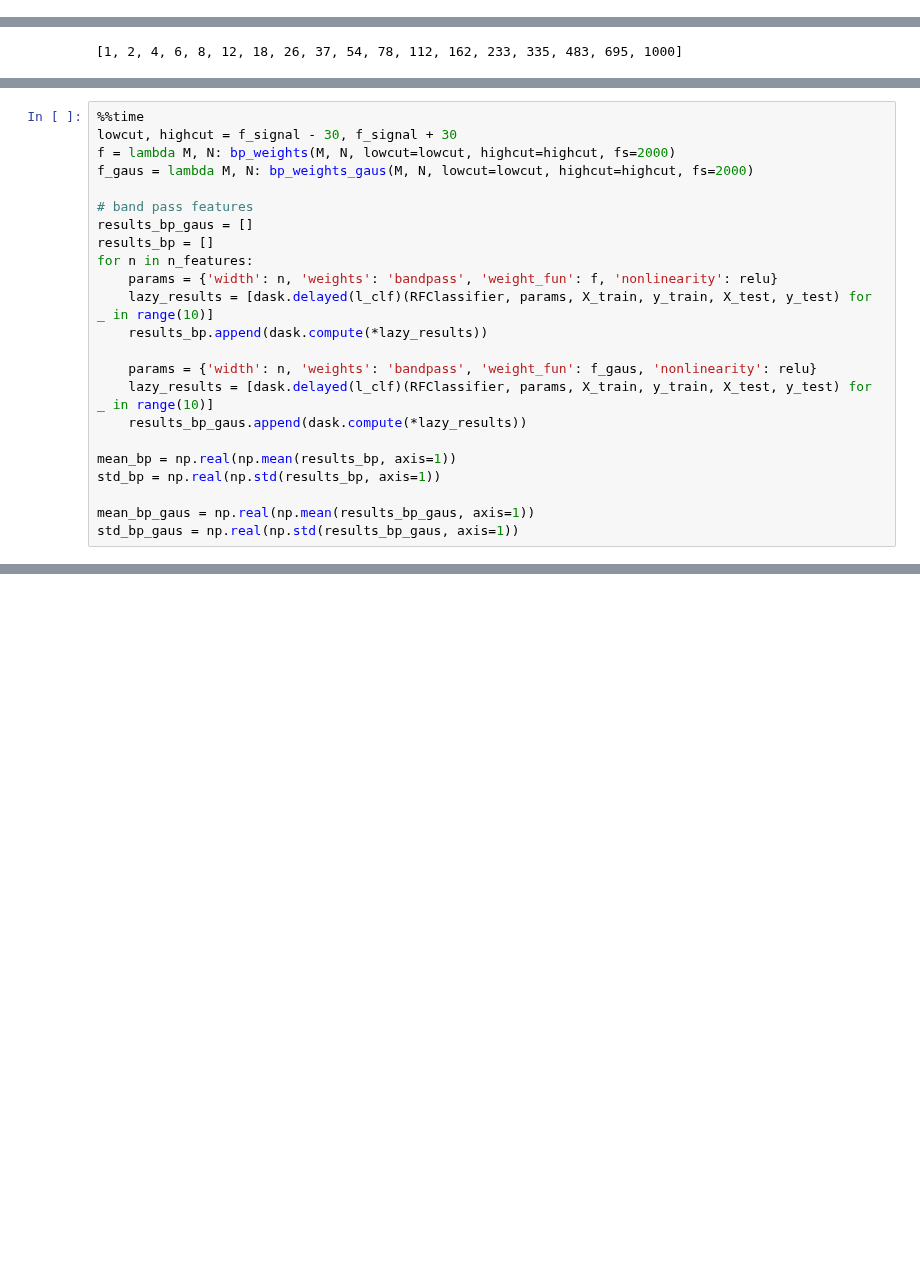
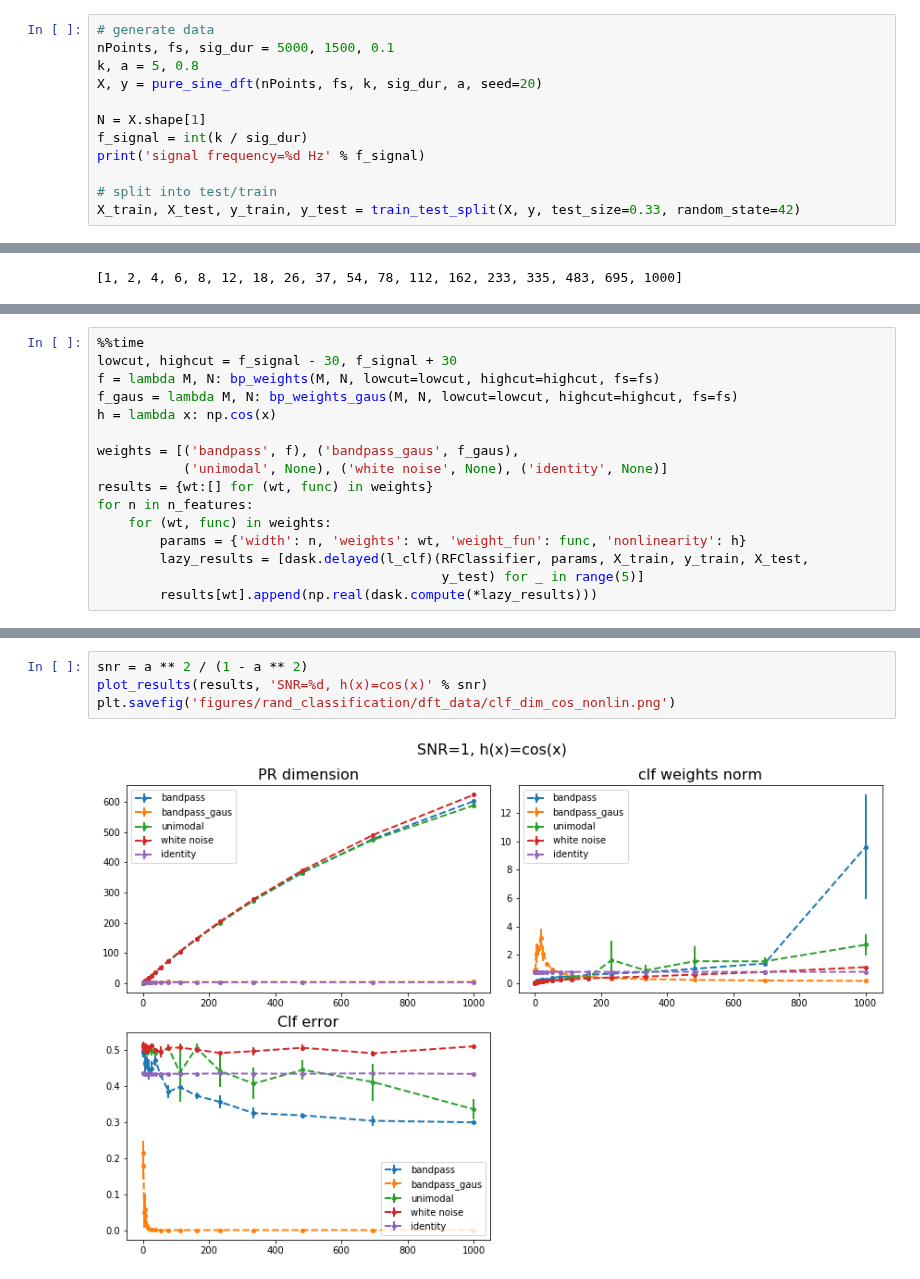
Before and after one commit to BruntonUWBio/structured-random-features, a Jupyter notebook: dimensionality of kernel matrices.ipynb, the cells around one changed output, grey strips where cells are left out. Cells and saved outputs as stored; diff of their text form; blank space fills up the shorter version.

```diff
--- a/dimensionality of kernel matrices.ipynb
+++ b/dimensionality of kernel matrices.ipynb
@@ -60,0 +52,12 @@ X_test, y_test = X[idx:], y[idx:]
+# %%
+# generate data
+nPoints, fs, sig_dur = 5000, 1500, 0.1
+k, a = 5, 0.8
+X, y = pure_sine_dft(nPoints, fs, k, sig_dur, a, seed=20)
+
+N = X.shape[1]
+f_signal = int(k / sig_dur)
+print('signal frequency=%d Hz' % f_signal)
+
+# split into test/train
+X_train, X_test, y_train, y_test = train_test_split(X, y, test_size=0.33, random_state=42)
@@ -66,24 +73,17 @@ print(n_features)
 # %%
 %%time
 lowcut, highcut = f_signal - 30, f_signal + 30
-f = lambda M, N: bp_weights(M, N, lowcut=lowcut, highcut=highcut, fs=2000)
-f_gaus = lambda M, N: bp_weights_gaus(M, N, lowcut=lowcut, highcut=highcut, fs=2000)
+f = lambda M, N: bp_weights(M, N, lowcut=lowcut, highcut=highcut, fs=fs)
+f_gaus = lambda M, N: bp_weights_gaus(M, N, lowcut=lowcut, highcut=highcut, fs=fs)
+h = lambda x: np.cos(x)
 
-# band pass features
-results_bp_gaus = []
-results_bp = []
+weights = [('bandpass', f), ('bandpass_gaus', f_gaus),
+           ('unimodal', None), ('white noise', None), ('identity', None)]
+results = {wt:[] for (wt, func) in weights}
 for n in n_features:
-    params = {'width': n, 'weights': 'bandpass', 'weight_fun': f, 'nonlinearity': relu}
-    lazy_results = [dask.delayed(l_clf)(RFClassifier, params, X_train, y_train, X_test, y_test) for _ in range(10)]
-    results_bp.append(dask.compute(*lazy_results))
-
-    params = {'width': n, 'weights': 'bandpass', 'weight_fun': f_gaus, 'nonlinearity': relu}
-    lazy_results = [dask.delayed(l_clf)(RFClassifier, params, X_train, y_train, X_test, y_test) for _ in range(10)]
-    results_bp_gaus.append(dask.compute(*lazy_results))
-
-mean_bp = np.real(np.mean(results_bp, axis=1))
-std_bp = np.real(np.std(results_bp, axis=1))
-
-mean_bp_gaus = np.real(np.mean(results_bp_gaus, axis=1))
-std_bp_gaus = np.real(np.std(results_bp_gaus, axis=1))
+    for (wt, func) in weights:
+        params = {'width': n, 'weights': wt, 'weight_fun': func, 'nonlinearity': h}
+        lazy_results = [dask.delayed(l_clf)(RFClassifier, params, X_train, y_train, X_test,
+                                            y_test) for _ in range(5)]
+        results[wt].append(np.real(dask.compute(*lazy_results)))
 # %% [output]
@@ -163,0 +92,6 @@ plt.savefig('figures/rand_classification/gaussian_bp/clf_a=%0.2f_dim.png' % a)
+# %%
+snr = a ** 2 / (1 - a ** 2)
+plot_results(results, 'SNR=%d, h(x)=cos(x)' % snr)
+plt.savefig('figures/rand_classification/dft_data/clf_dim_cos_nonlin.png')
+# %% [output]
+[figure, added]
```
Also changed, not shown: parts of 18 cells of this notebook, 3 other files.
